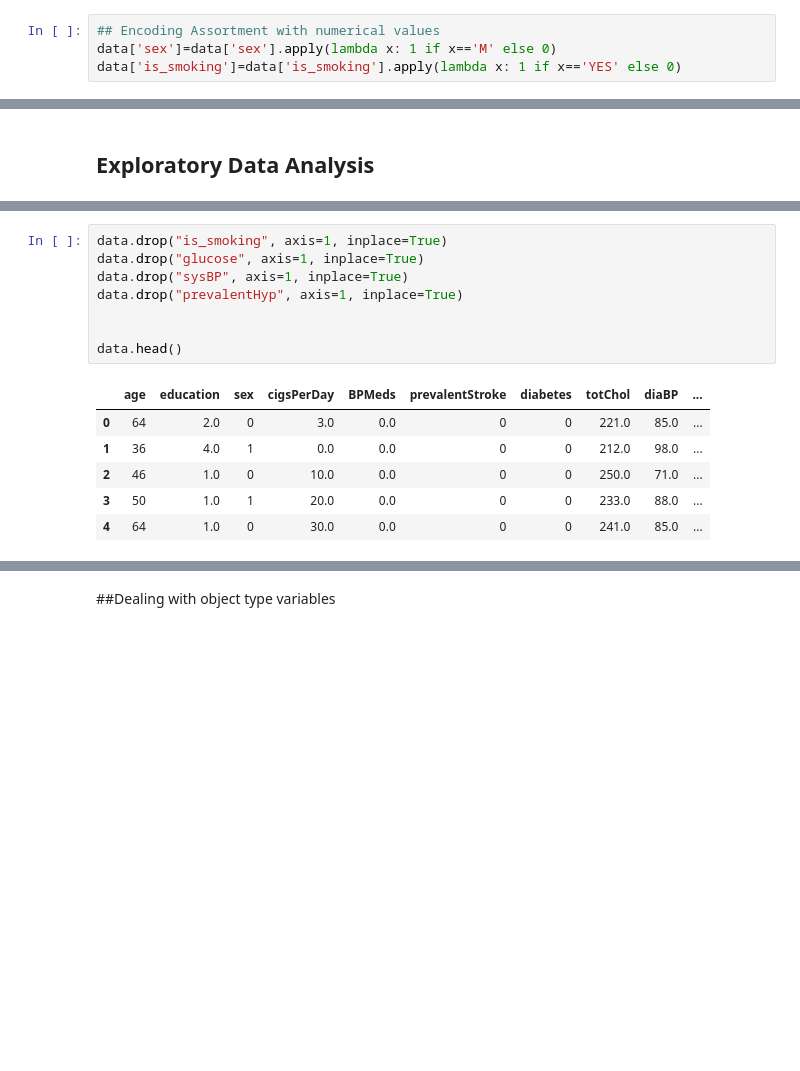
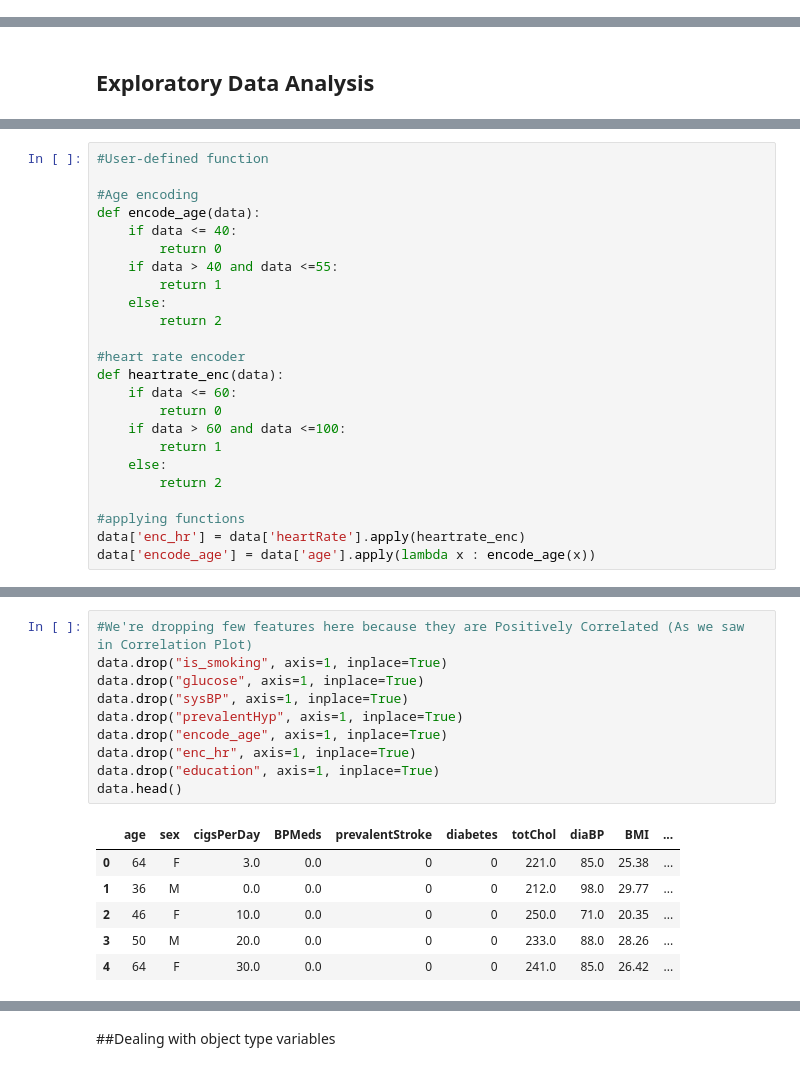
Before and after one commit to pooja251096/Cardiovascular-Risk-Prediction, a Jupyter notebook: Pooja_AlmaBetter_ML_Classification_CardioVascularRisk.ipynb, the cells around one changed output, grey strips where cells are left out. Cells and saved outputs as stored; diff of their text form; blank space fills up the shorter version.

```diff
--- a/Pooja_AlmaBetter_ML_Classification_CardioVascularRisk.ipynb
+++ b/Pooja_AlmaBetter_ML_Classification_CardioVascularRisk.ipynb
@@ -200,4 +166,0 @@ memory usage: 447.3+ KB
-# %%
-## Encoding Assortment with numerical values
-data['sex']=data['sex'].apply(lambda x: 1 if x=='M' else 0)
-data['is_smoking']=data['is_smoking'].apply(lambda x: 1 if x=='YES' else 0)
@@ -218,0 +240,24 @@ data.head()
+# %%
+#User-defined function
+
+#Age encoding
+def encode_age(data):
+    if data <= 40:
+        return 0
+    if data > 40 and data <=55:
+        return 1
+    else:
+        return 2
+
+#heart rate encoder
+def heartrate_enc(data):
+    if data <= 60:
+        return 0
+    if data > 60 and data <=100:
+        return 1
+    else:
+        return 2
+
+#applying functions
+data['enc_hr'] = data['heartRate'].apply(heartrate_enc)
+data['encode_age'] = data['age'].apply(lambda x : encode_age(x))
@@ -229,18 +364,20 @@ plt.title('Correlation between features');
 # %%
+#We're dropping few features here because they are Positively Correlated (As we saw in Correlation Plot)
 data.drop("is_smoking", axis=1, inplace=True)
 data.drop("glucose", axis=1, inplace=True)
 data.drop("sysBP", axis=1, inplace=True)
 data.drop("prevalentHyp", axis=1, inplace=True)
-
-
+data.drop("encode_age", axis=1, inplace=True)
+data.drop("enc_hr", axis=1, inplace=True)
+data.drop("education", axis=1, inplace=True)
 data.head()
 # %% [output]
-|  | age | education | sex | cigsPerDay | BPMeds | prevalentStroke | diabetes | totChol | diaBP | ... |
-| 0 | 64 | 2.0 | 0 | 3.0 | 0.0 | 0 | 0 | 221.0 | 85.0 | ... |
-| 1 | 36 | 4.0 | 1 | 0.0 | 0.0 | 0 | 0 | 212.0 | 98.0 | ... |
-| 2 | 46 | 1.0 | 0 | 10.0 | 0.0 | 0 | 0 | 250.0 | 71.0 | ... |
-| 3 | 50 | 1.0 | 1 | 20.0 | 0.0 | 0 | 0 | 233.0 | 88.0 | ... |
-| 4 | 64 | 1.0 | 0 | 30.0 | 0.0 | 0 | 0 | 241.0 | 85.0 | ... |
+|  | age | sex | cigsPerDay | BPMeds | prevalentStroke | diabetes | totChol | diaBP | BMI | ... |
+| 0 | 64 | F | 3.0 | 0.0 | 0 | 0 | 221.0 | 85.0 | 25.38 | ... |
+| 1 | 36 | M | 0.0 | 0.0 | 0 | 0 | 212.0 | 98.0 | 29.77 | ... |
+| 2 | 46 | F | 10.0 | 0.0 | 0 | 0 | 250.0 | 71.0 | 20.35 | ... |
+| 3 | 50 | M | 20.0 | 0.0 | 0 | 0 | 233.0 | 88.0 | 28.26 | ... |
+| 4 | 64 | F | 30.0 | 0.0 | 0 | 0 | 241.0 | 85.0 | 26.42 | ... |
 # %%
 # Correlation
 df_corr = data.corr()
```
Also changed, not shown: parts of 72 cells of this notebook.
